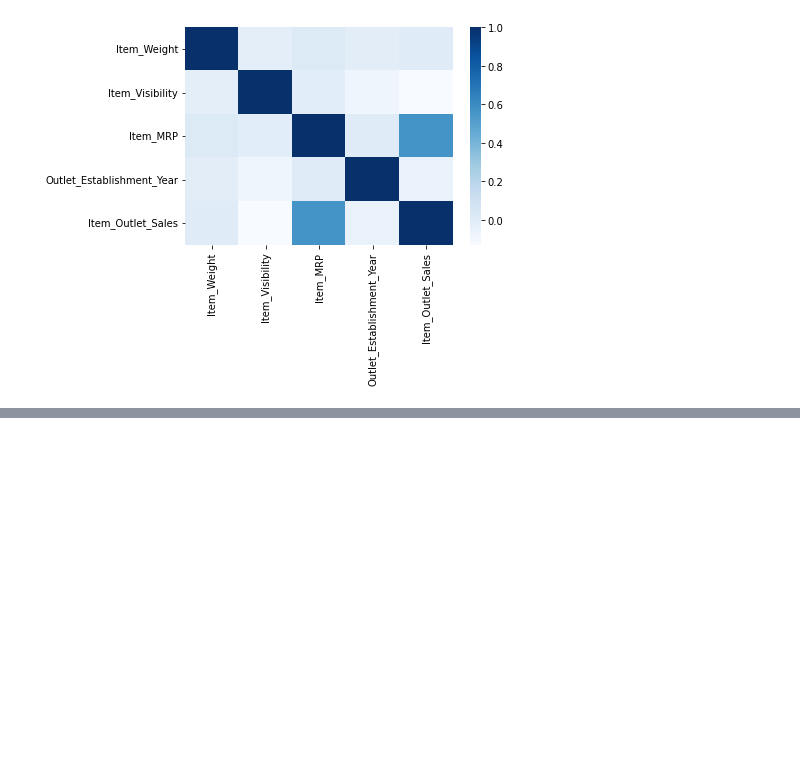
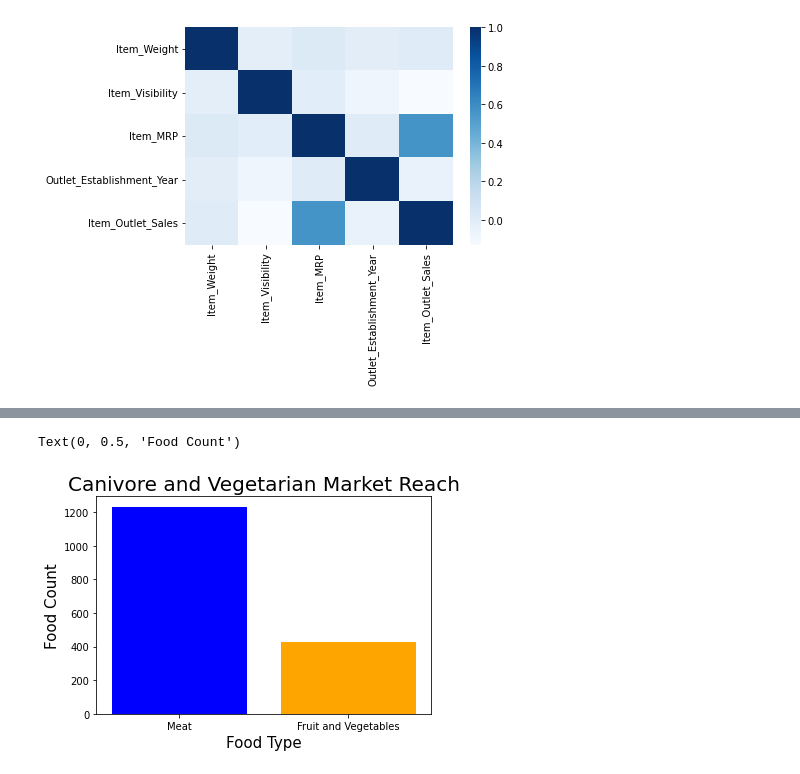
Before and after one commit to bd-hedstrom/food-sales-predictions_Hedstrom, a Jupyter notebook: PROJECT_Sales_Predictions_Hedstrom.ipynb, the cells around one changed output, grey strips where cells are left out. Drawn from its saved outputs; the diff is of its cells as text; code cells hidden in the pictures; blank space fills up the shorter version.

```diff
--- a/PROJECT_Sales_Predictions_Hedstrom.ipynb
+++ b/PROJECT_Sales_Predictions_Hedstrom.ipynb
@@ -200,0 +267,3 @@ sns.heatmap(corr,cmap='Blues');
+# %%
+FruitVeg_Filter = raw_sales_data ['Item_Type'] == 'Fruits and Vegetables'
+Meat_Filter = raw_sales_data ['Item_Type'] == 'Meat'
@@ -200,0 +281,9 @@ sns.heatmap(corr,cmap='Blues');
+# %%
+labels = ['Meat','Fruit and Vegetables']
+plt.bar(labels, [FruitVeg_Count,Meat_Count],color=['b','orange']);
+plt.title('Canivore and Vegetarian Market Reach',fontsize=20)
+plt.xlabel('Food Type',fontsize=15)
+plt.ylabel('Food Count', fontsize=15)
+# %% [output]
+Text(0, 0.5, 'Food Count')
+[figure, added]
```
Also changed, not shown: parts of 12 cells of this notebook.
